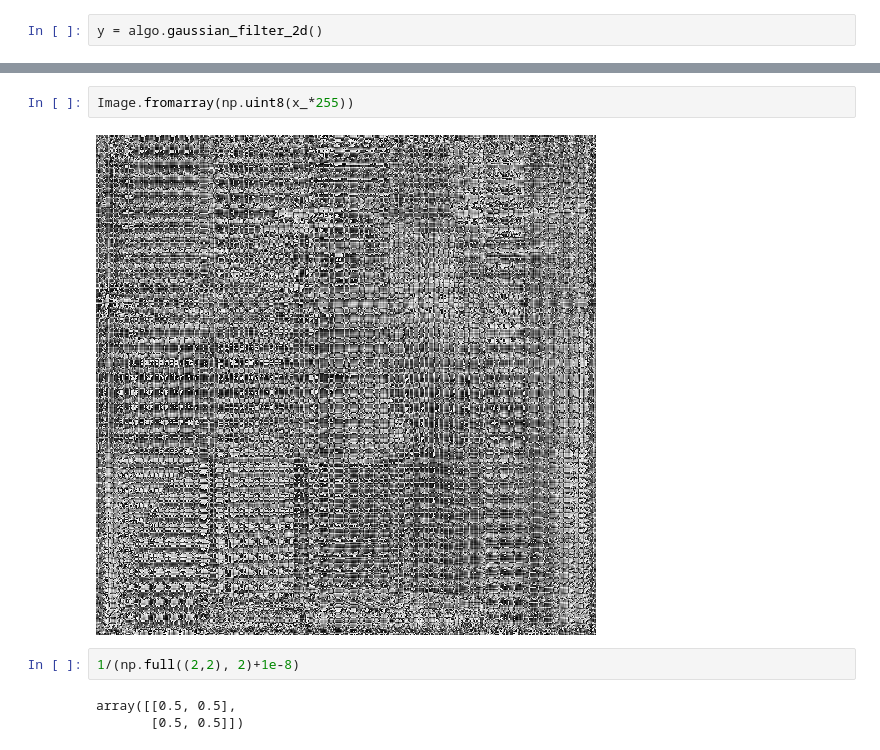
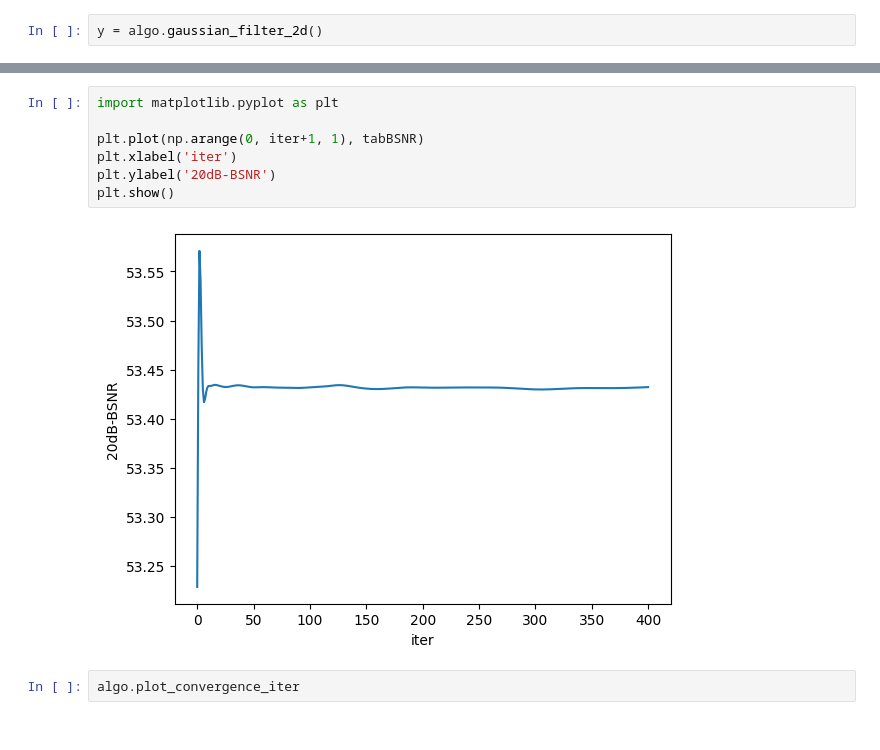
Before and after one commit to VictorCilleros/Image_Restoration_SDI, a Jupyter notebook: src/test.ipynb, the cells around one changed output, grey strips where cells are left out. Saved outputs shown, nothing was run; the diff lists cells and outputs as text.

```diff
--- a/src/test.ipynb
+++ b/src/test.ipynb
@@ -75,9 +40,11 @@ Image.fromarray(np.uint8((algo.fft_dot_adj((u0 - eta0), algo.A_fft) + algo.nu *
-# %%
-Image.fromarray(np.uint8(x_*255))
-# %% [output]
-[figure, removed]
-# %%
-1/(np.full((2,2), 2)+1e-8)
-# %% [output]
-array([[0.5, 0.5],
-       [0.5, 0.5]])
+# %%
+import matplotlib.pyplot as plt
+
+plt.plot(np.arange(0, iter+1, 1), tabBSNR)
+plt.xlabel('iter')
+plt.ylabel('20dB-BSNR')
+plt.show()
+# %% [output]
+[figure, added]
+# %%
+algo.plot_convergence_iter
```
Also changed, not shown: parts of 13 cells of this notebook, 3 other files.
